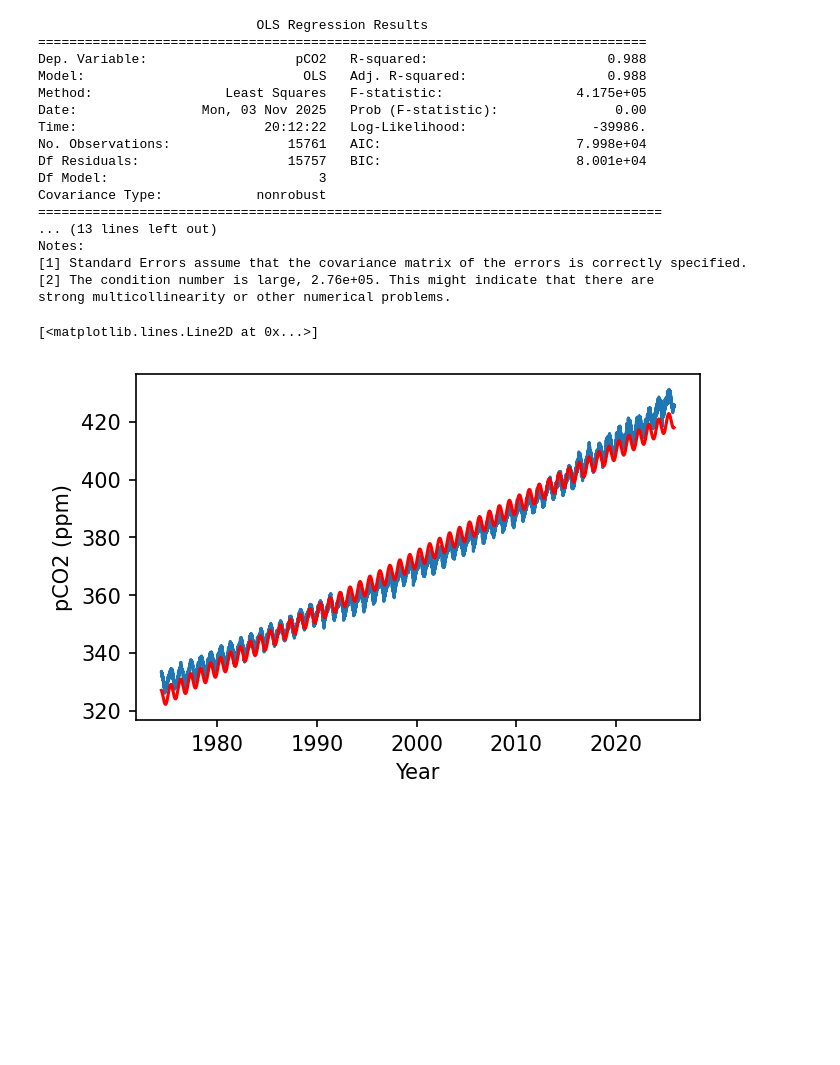
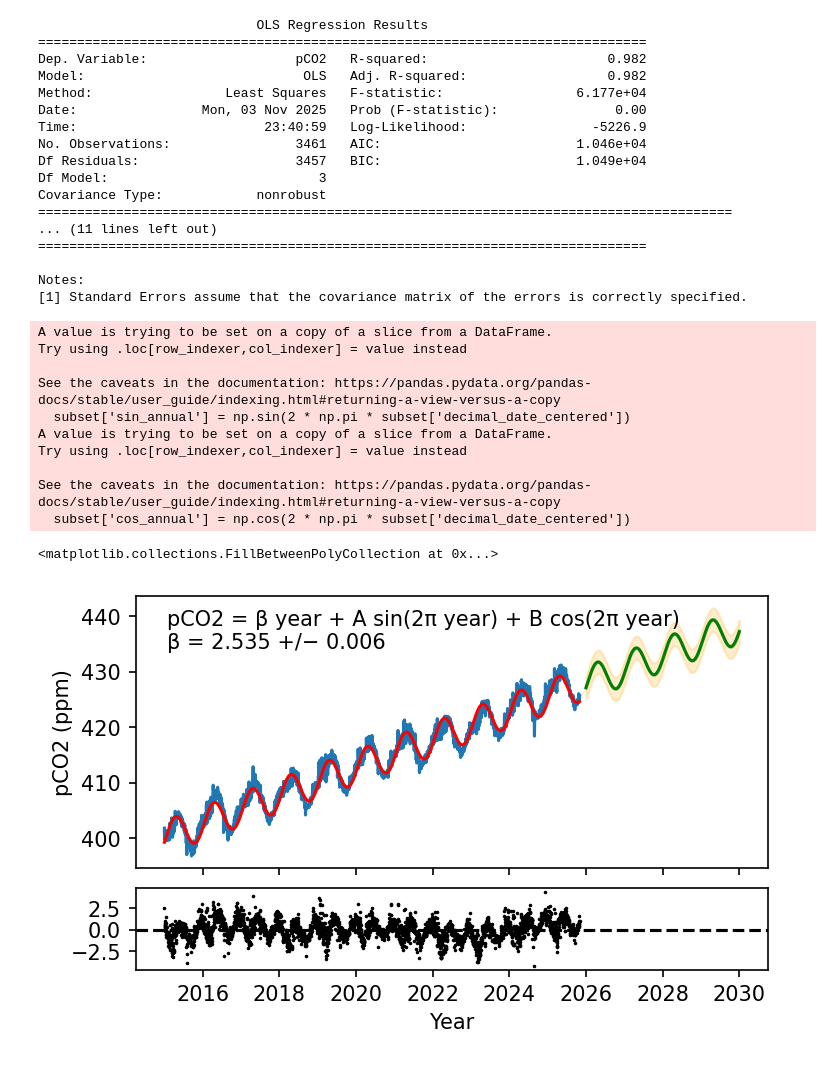
Before and after one commit to oscarbranson/teaching, a Jupyter notebook: QCES/EDAA/01_timeseries.ipynb, the cells around one changed output. Drawn from its saved outputs; the diff is of its cells as text; code cells hidden in the pictures; blank space fills up the shorter version.

```diff
--- a/QCES/EDAA/01_timeseries.ipynb
+++ b/QCES/EDAA/01_timeseries.ipynb
@@ -24,0 +161,6 @@ from statsmodels.formula.api import ols, glm
+# %%
+# we'll just work with the last 10 years for this regression
+subset = dat[dat['year'] >= (dat['year'].max() - 10)]
+
+# and start by centering the time variable
+subset['decimal_date_centered'] = subset['decimal_date'] - subset['decimal_date'].mean()
@@ -54,33 +245,60 @@ strong multicollinearity or other numerical problems.
 # %%
-subset['sin_annual'] = np.sin(2 * np.pi * subset['decimal_date'])
-subset['cos_annual'] = np.cos(2 * np.pi * subset['decimal_date'])
+subset['sin_annual'] = np.sin(2 * np.pi * subset['decimal_date_centered'])
+subset['cos_annual'] = np.cos(2 * np.pi * subset['decimal_date_centered'])
 
-harmonic_model_formula = 'pCO2 ~ decimal_date + sin_annual + cos_annual'
+harmonic_model_formula = 'pCO2 ~ decimal_date_centered + sin_annual + cos_annual'
 harmonic_model = ols(harmonic_model_formula, data=subset).fit()
 print(harmonic_model.summary())
 
-fig, ax = plt.subplots()
-ax.plot(subset['decimal_date'], subset['pCO2'])
-ax.set_ylabel('pCO2 (ppm)')
-ax.set_xlabel('Year')
-ax.plot(subset['decimal_date'], harmonic_model.fittedvalues, color='red')
+model = harmonic_model
+
+fig, (ax1, ax2) = plt.subplots(2, 1, height_ratios=[1, 0.3], sharex=True, constrained_layout=True)
+ax1.plot(subset['decimal_date'], subset['pCO2'])
+ax1.set_ylabel('pCO2 (ppm)')
+ax1.plot(subset['decimal_date'], model.fittedvalues, color='red')
+ax1.text(0.05, 0.95, f'pCO2 = β year + A sin(2π year) + B cos(2π year)\nβ = {model.params['decimal_date_centered']:.3f} +/− {model.bse['decimal_date_centered']:.3f}', transform=ax1.transAxes, va='top')
+
+ax2.set_xlabel('Year')
+ax2.scatter(subset['decimal_date'], model.resid, color='k', s=0.5)
+ax2.axhline(0, color='k', linestyle='--')
+
+nt = np.linspace(2026, 2030, 500)
+nt_centered = nt - subset['decimal_date'].mean()
+preds = model.get_prediction(exog=dict(decimal_date_centered=nt_centered, sin_annual=np.sin(2 * np.pi * nt_centered), cos_annual=np.cos(2 * np.pi * nt_centered)))
+
+ax1.plot(nt, preds.predicted_mean, color='green')
+ax1.fill_between(nt, preds.conf_int()[:, 0], preds.conf_int()[:, 1], color='green', alpha=0.3)
+
+pred_intervals = preds.summary_frame(alpha=0.05)
+ax1.fill_between(nt, pred_intervals['obs_ci_lower'], pred_intervals['obs_ci_upper'],
+                 color='orange', alpha=0.2, label='Prediction Interval')
 # %% [output]
                             OLS Regression Results
 ==============================================================================
-Dep. Variable:                   pCO2   R-squared:                       0.988
-Model:                            OLS   Adj. R-squared:                  0.988
-Method:                 Least Squares   F-statistic:                 4.175e+05
+Dep. Variable:                   pCO2   R-squared:                       0.982
+Model:                            OLS   Adj. R-squared:                  0.982
+Method:                 Least Squares   F-statistic:                 6.177e+04
 Date:                Mon, 03 Nov 2025   Prob (F-statistic):               0.00
-Time:                        20:12:22   Log-Likelihood:                -39986.
-No. Observations:               15761   AIC:                         7.998e+04
-Df Residuals:                   15757   BIC:                         8.001e+04
+Time:                        23:40:59   Log-Likelihood:                -5226.9
+No. Observations:                3461   AIC:                         1.046e+04
+Df Residuals:                    3457   BIC:                         1.049e+04
 Df Model:                           3
 Covariance Type:            nonrobust
-================================================================================
-... (13 lines left out)
+=========================================================================================
+... (11 lines left out)
+==============================================================================
+
 Notes:
 [1] Standard Errors assume that the covariance matrix of the errors is correctly specified.
-[2] The condition number is large, 2.76e+05. This might indicate that there are
-strong multicollinearity or other numerical problems.
-[<matplotlib.lines.Line2D at 0x...>]
+A value is trying to be set on a copy of a slice from a DataFrame.
+Try using .loc[row_indexer,col_indexer] = value instead
+
+See the caveats in the documentation: https://pandas.pydata.org/pandas-docs/stable/user_guide/indexing.html#returning-a-view-versus-a-copy
+  subset['sin_annual'] = np.sin(2 * np.pi * subset['decimal_date_centered'])
+A value is trying to be set on a copy of a slice from a DataFrame.
+Try using .loc[row_indexer,col_indexer] = value instead
+
+See the caveats in the documentation: https://pandas.pydata.org/pandas-docs/stable/user_guide/indexing.html#returning-a-view-versus-a-copy
+  subset['cos_annual'] = np.cos(2 * np.pi * subset['decimal_date_centered'])
+<matplotlib.collections.FillBetweenPolyCollection at 0x...>
-[figure, old version]
+[figure, new version]
```
Also changed, not shown: parts of 20 cells of this notebook, 4 other files.
